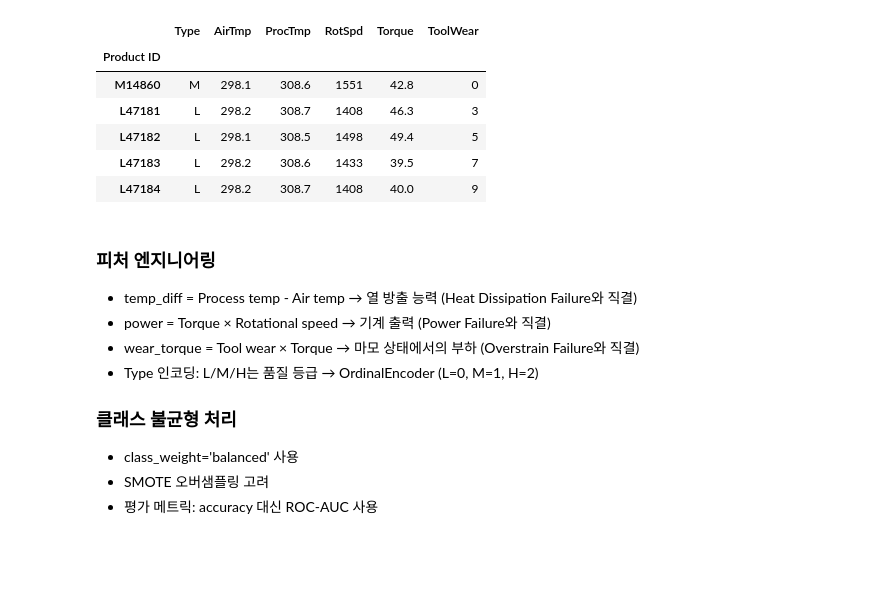
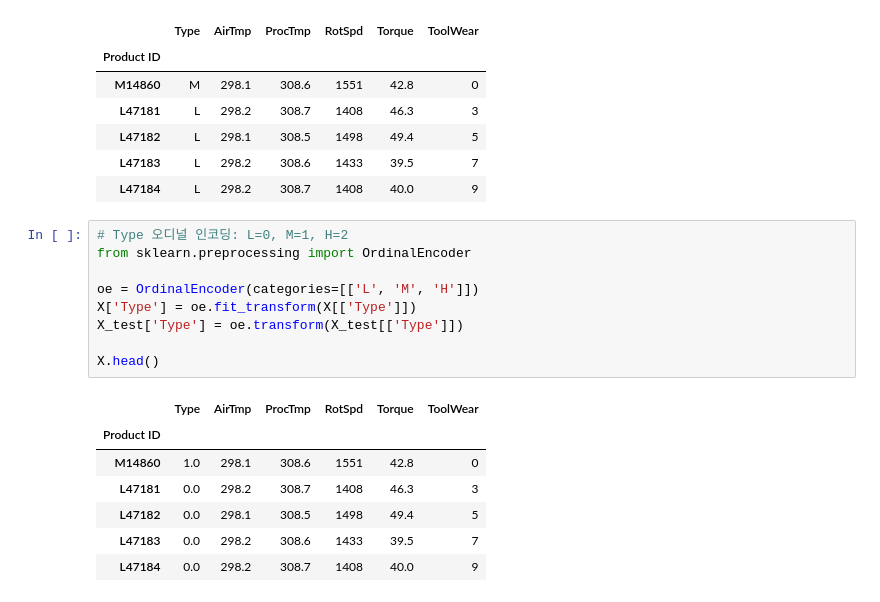
Before and after one commit to taehyunan-99/sesac_ml_dl_study_repo, a Jupyter notebook: kaggle_data_2/code/kaggle.ipynb, the cells around one changed output. Cells and saved outputs as stored; diff of their text form; blank space fills up the shorter version.

```diff
--- a/kaggle_data_2/code/kaggle.ipynb
+++ b/kaggle_data_2/code/kaggle.ipynb
@@ -174,14 +172,20 @@ X.head()
 | L47182 | L | 298.1 | 308.5 | 1498 | 49.4 | 5 |
 | L47183 | L | 298.2 | 308.6 | 1433 | 39.5 | 7 |
 | L47184 | L | 298.2 | 308.7 | 1408 | 40.0 | 9 |
-# %% [markdown]
-### 피처 엔지니어링
-- temp_diff = Process temp - Air temp → 열 방출 능력 (Heat Dissipation Failure와 직결)
-- power = Torque × Rotational speed → 기계 출력 (Power Failure와 직결)
-- wear_torque = Tool wear × Torque → 마모 상태에서의 부하 (Overstrain Failure와 직결)
-- Type 인코딩: L/M/H는 품질 등급 → OrdinalEncoder (L=0, M=1, H=2)
-
-### 클래스 불균형 처리
-- class_weight='balanced' 사용
-- SMOTE 오버샘플링 고려
-- 평가 메트릭: accuracy 대신 ROC-AUC 사용
+# %%
+# Type 오디널 인코딩: L=0, M=1, H=2
+from sklearn.preprocessing import OrdinalEncoder
+
+oe = OrdinalEncoder(categories=[['L', 'M', 'H']])
+X['Type'] = oe.fit_transform(X[['Type']])
+X_test['Type'] = oe.transform(X_test[['Type']])
+
+X.head()
+# %% [output]
+|  | Type | AirTmp | ProcTmp | RotSpd | Torque | ToolWear |
+| Product ID |  |  |  |  |  |  |
+| M14860 | 1.0 | 298.1 | 308.6 | 1551 | 42.8 | 0 |
+| L47181 | 0.0 | 298.2 | 308.7 | 1408 | 46.3 | 3 |
+| L47182 | 0.0 | 298.1 | 308.5 | 1498 | 49.4 | 5 |
+| L47183 | 0.0 | 298.2 | 308.6 | 1433 | 39.5 | 7 |
+| L47184 | 0.0 | 298.2 | 308.7 | 1408 | 40.0 | 9 |
```
Also changed, not shown: parts of 25 cells of this notebook, 7 other files.
